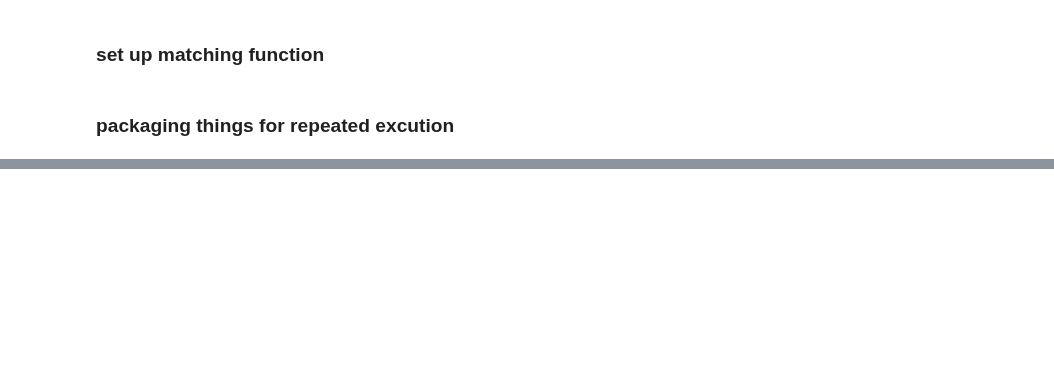
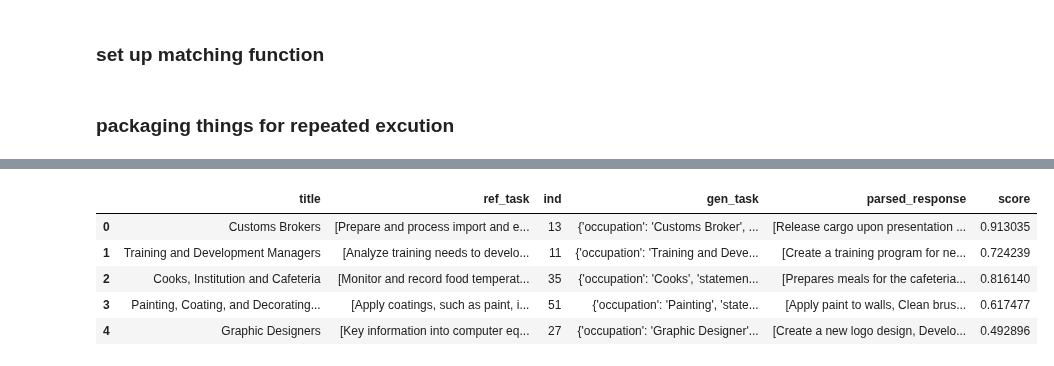
Before and after one commit to Segtanof/Teapot, a Jupyter notebook: task_match.ipynb, the cells around one changed output, grey strips where cells are left out. Saved outputs shown, nothing was run; the diff lists cells and outputs as text; code cells hidden in the pictures; blank space fills up the shorter version.

```diff
--- a/task_match.ipynb
+++ b/task_match.ipynb
@@ -213,0 +190,8 @@ tensor([[0.9331]])
+# %%
+def match(gen, ref):
+    try:
+        gen_clean = " ".join(preProcessText(gen))
+        ref_clean = " ".join(preProcessText(ref))
+        return sbert(gen_clean, ref_clean)
+    except:
+        return np.nan
@@ -213,0 +218,10 @@ tensor([[0.9331]])
+# %%
+result_df["score"] = result_df.apply(lambda row: match(row["ref_task"], row["parsed_response"]), axis=1)
+result_df
+# %% [output]
+|  | title | ref_task | ind | gen_task | parsed_response | score |
+| 0 | Customs Brokers | [Prepare and process import and e... | 13 | {'occupation': 'Customs Broker', ... | [Release cargo upon presentation ... | 0.913035 |
+| 1 | Training and Development Managers | [Analyze training needs to develo... | 11 | {'occupation': 'Training and Deve... | [Create a training program for ne... | 0.724239 |
+| 2 | Cooks, Institution and Cafeteria | [Monitor and record food temperat... | 35 | {'occupation': 'Cooks', 'statemen... | [Prepares meals for the cafeteria... | 0.816140 |
+| 3 | Painting, Coating, and Decorating... | [Apply coatings, such as paint, i... | 51 | {'occupation': 'Painting', 'state... | [Apply paint to walls, Clean brus... | 0.617477 |
+| 4 | Graphic Designers | [Key information into computer eq... | 27 | {'occupation': 'Graphic Designer'... | [Create a new logo design, Develo... | 0.492896 |
```
Also changed, not shown: parts of 28 cells of this notebook.
